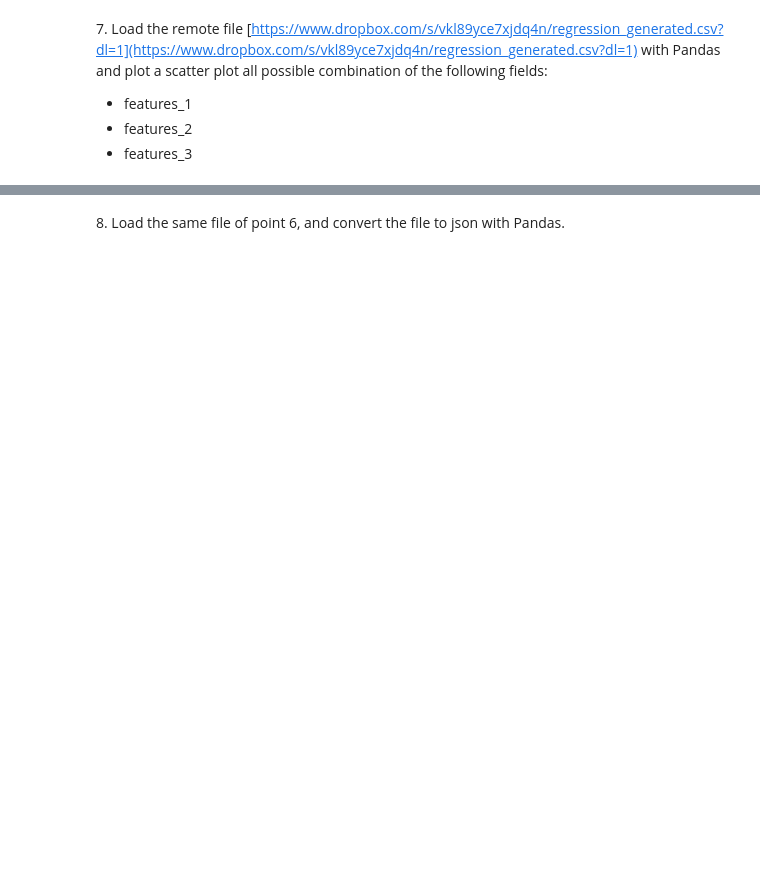
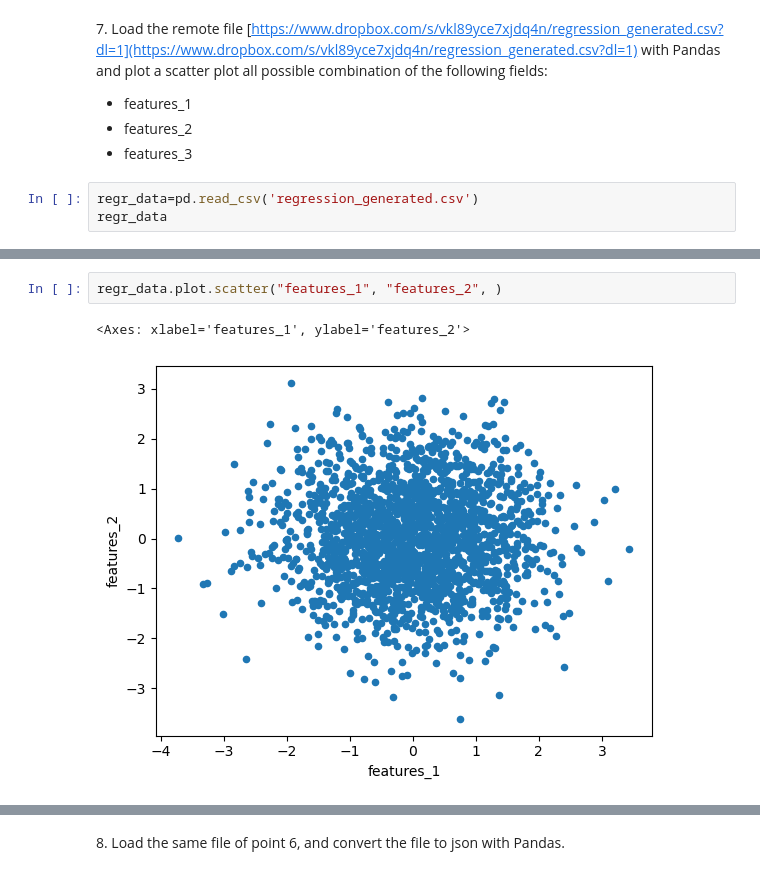
Before and after one commit to angelabortolato/LaboratoryOfComputationalPhysics_A, a Jupyter notebook: 05ex_OSEMN.ipynb, the cells around one changed output, grey strips where cells are left out. Saved outputs shown, nothing was run; the diff lists cells and outputs as text; blank space fills up the shorter version.

```diff
--- a/05ex_OSEMN.ipynb
+++ b/05ex_OSEMN.ipynb
@@ -102,3 +137,6 @@ with open('user_data.csv', 'w') as fout:
   + features_1
   + features_2
   + features_3
+# %%
+regr_data=pd.read_csv('regression_generated.csv')
+regr_data
@@ -104,0 +157,5 @@ with open('user_data.csv', 'w') as fout:
+# %%
+regr_data.plot.scatter("features_1", "features_2", )
+# %% [output]
+<Axes: xlabel='features_1', ylabel='features_2'>
+[figure, added]
```
Also changed, not shown: parts of 9 cells of this notebook, 6 other files.
